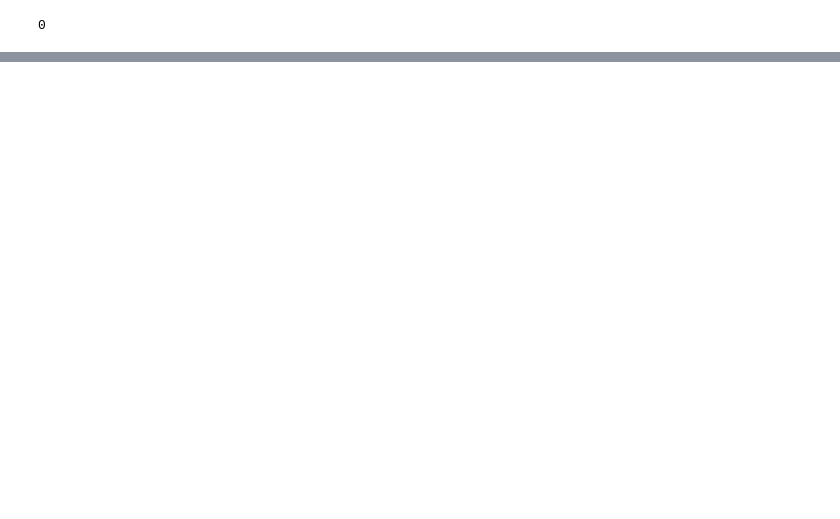
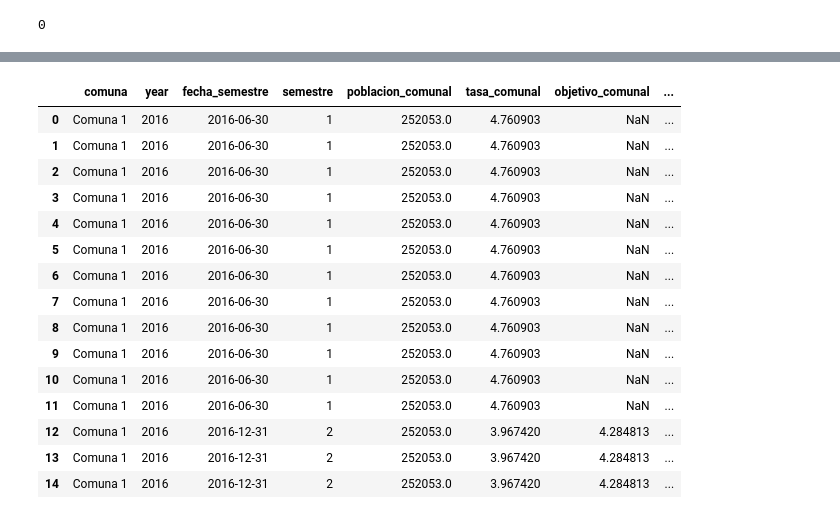
Before and after one commit to samuelchacon00/PI_PT05_2, a Jupyter notebook: EDA.ipynb, the cells around one changed output, grey strips where cells are left out. Drawn from its saved outputs; the diff is of its cells as text; code cells hidden in the pictures; blank space fills up the shorter version.

```diff
--- a/EDA.ipynb
+++ b/EDA.ipynb
@@ -667,0 +747,5 @@ hechos["hora"].apply(lambda x:x=="SD").sum()
+# %%
+total=poblacion.groupby("year").agg({"poblacion":"sum"}).reset_index()
+total["poblacion_total"]=total["poblacion"]
+total.drop(columns=["poblacion"],inplace=True)
+total
@@ -667,0 +762,7 @@ hechos["hora"].apply(lambda x:x=="SD").sum()
+# %%
+tabla=pd.merge(poblacion,hechos,on=["comuna","year"],how="right")
+tabla=tabla[["comuna","year","fecha_semestre","poblacion","semestre"]]
+tabla.sort_values(by=["comuna","year"],inplace=True)
+tabla['tasa_comunal'] = (tabla.groupby(['comuna','year','semestre'])['poblacion'].transform(lambda x: (x.count() / x) * 100000))
+
+tabla[:15]
@@ -667,0 +786,14 @@ hechos["hora"].apply(lambda x:x=="SD").sum()
+# %%
+kpi_comunal=tabla[["comuna","year","semestre","tasa_comunal"]].drop_duplicates()
+kpi_comunal["objetivo_comunal"]=np.nan
+
+comunas=list(kpi_comunal["comuna"].unique())
+
+for n in comunas:
+    mask=kpi_comunal["comuna"]==n
+    kpi_comunal.loc[mask,"objetivo_comunal"]=kpi_comunal[mask]["tasa_comunal"].shift()*0.9
+
+kpi_comunal.reset_index(inplace=True)
+kpi_comunal.drop(columns=["index"],inplace=True)
+
+kpi_comunal[:15]
@@ -667,0 +817,8 @@ hechos["hora"].apply(lambda x:x=="SD").sum()
+# %%
+tabla=pd.merge(tabla,kpi_comunal,on=["comuna","year","semestre"],how="left").drop(columns=["tasa_comunal_y"])
+tabla["tasa_comunal"]=tabla["tasa_comunal_x"]
+#tabla["objetivo_comunal"]=tabla["objetivo_comunal_x"]
+tabla["poblacion_comunal"]=tabla["poblacion"]
+tabla.drop(columns=["tasa_comunal_x","poblacion"],inplace=True)
+tabla=tabla[["comuna","year","fecha_semestre","semestre","poblacion_comunal","tasa_comunal","objetivo_comunal"]]
+tabla[:15]
@@ -667,0 +842,21 @@ hechos["hora"].apply(lambda x:x=="SD").sum()
+# %%
+tabla=pd.merge(tabla,total,on="year",how="right")
+tabla["tasa_Total"]=tabla.groupby(["year","semestre"])["poblacion_total"].transform(lambda x:(x.count()/x)*100000)
+tabla[:15]
+# %% [output]
+|  | comuna | year | fecha_semestre | semestre | poblacion_comunal | tasa_comunal | objetivo_comunal | ... |
+| 0 | Comuna 1 | 2016 | 2016-06-30 | 1 | 252053.0 | 4.760903 | NaN | ... |
+| 1 | Comuna 1 | 2016 | 2016-06-30 | 1 | 252053.0 | 4.760903 | NaN | ... |
+| 2 | Comuna 1 | 2016 | 2016-06-30 | 1 | 252053.0 | 4.760903 | NaN | ... |
+| 3 | Comuna 1 | 2016 | 2016-06-30 | 1 | 252053.0 | 4.760903 | NaN | ... |
+| 4 | Comuna 1 | 2016 | 2016-06-30 | 1 | 252053.0 | 4.760903 | NaN | ... |
+| 5 | Comuna 1 | 2016 | 2016-06-30 | 1 | 252053.0 | 4.760903 | NaN | ... |
+| 6 | Comuna 1 | 2016 | 2016-06-30 | 1 | 252053.0 | 4.760903 | NaN | ... |
+| 7 | Comuna 1 | 2016 | 2016-06-30 | 1 | 252053.0 | 4.760903 | NaN | ... |
+| 8 | Comuna 1 | 2016 | 2016-06-30 | 1 | 252053.0 | 4.760903 | NaN | ... |
+| 9 | Comuna 1 | 2016 | 2016-06-30 | 1 | 252053.0 | 4.760903 | NaN | ... |
+| 10 | Comuna 1 | 2016 | 2016-06-30 | 1 | 252053.0 | 4.760903 | NaN | ... |
+| 11 | Comuna 1 | 2016 | 2016-06-30 | 1 | 252053.0 | 4.760903 | NaN | ... |
+| 12 | Comuna 1 | 2016 | 2016-12-31 | 2 | 252053.0 | 3.967420 | 4.284813 | ... |
+| 13 | Comuna 1 | 2016 | 2016-12-31 | 2 | 252053.0 | 3.967420 | 4.284813 | ... |
+| 14 | Comuna 1 | 2016 | 2016-12-31 | 2 | 252053.0 | 3.967420 | 4.284813 | ... |
```
Also changed, not shown: parts of 56 cells of this notebook, 9 other files.
